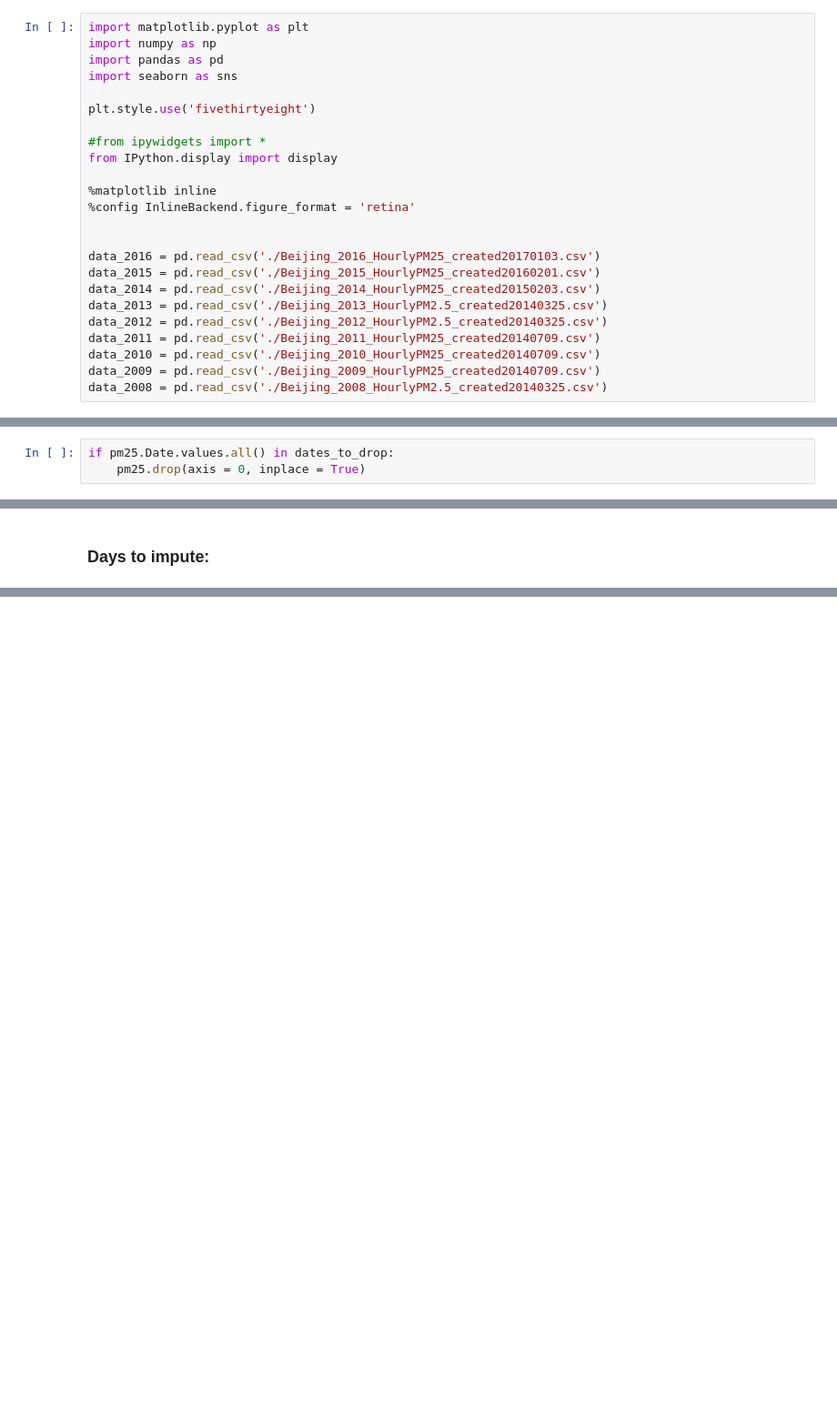
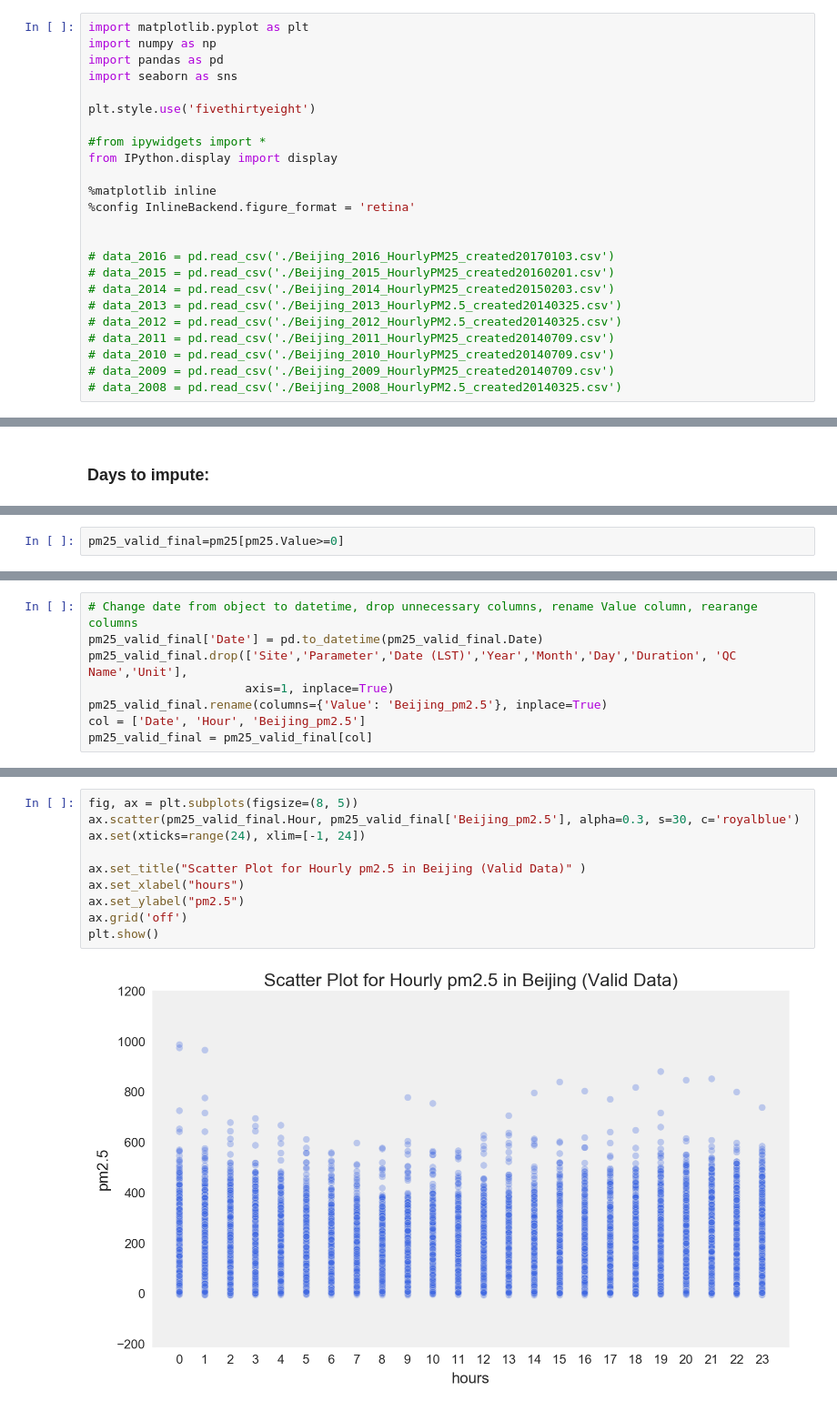
Before and after one commit to wgao3/DSI-SF-4-wgao3, a Jupyter notebook: projects/Capstone/Beijing pollution/Beijing Air Pollution .ipynb, the cells around one changed output, grey strips where cells are left out. Shown at 91% size. Drawn from its saved outputs; the diff is of its cells as text; blank space fills up the shorter version.

```diff
--- a/projects/Capstone/Beijing pollution/Beijing Air Pollution .ipynb
+++ b/projects/Capstone/Beijing pollution/Beijing Air Pollution .ipynb
@@ -13,15 +13,15 @@ from IPython.display import display
 %config InlineBackend.figure_format = 'retina'
 
 
-data_2016 = pd.read_csv('./Beijing_2016_HourlyPM25_created20170103.csv')
-data_2015 = pd.read_csv('./Beijing_2015_HourlyPM25_created20160201.csv')
-data_2014 = pd.read_csv('./Beijing_2014_HourlyPM25_created20150203.csv')
-data_2013 = pd.read_csv('./Beijing_2013_HourlyPM2.5_created20140325.csv')
-data_2012 = pd.read_csv('./Beijing_2012_HourlyPM2.5_created20140325.csv')
-data_2011 = pd.read_csv('./Beijing_2011_HourlyPM25_created20140709.csv')
-data_2010 = pd.read_csv('./Beijing_2010_HourlyPM25_created20140709.csv')
-data_2009 = pd.read_csv('./Beijing_2009_HourlyPM25_created20140709.csv')
-data_2008 = pd.read_csv('./Beijing_2008_HourlyPM2.5_created20140325.csv')
+# data_2016 = pd.read_csv('./Beijing_2016_HourlyPM25_created20170103.csv')
+# data_2015 = pd.read_csv('./Beijing_2015_HourlyPM25_created20160201.csv')
+# data_2014 = pd.read_csv('./Beijing_2014_HourlyPM25_created20150203.csv')
+# data_2013 = pd.read_csv('./Beijing_2013_HourlyPM2.5_created20140325.csv')
+# data_2012 = pd.read_csv('./Beijing_2012_HourlyPM2.5_created20140325.csv')
+# data_2011 = pd.read_csv('./Beijing_2011_HourlyPM25_created20140709.csv')
+# data_2010 = pd.read_csv('./Beijing_2010_HourlyPM25_created20140709.csv')
+# data_2009 = pd.read_csv('./Beijing_2009_HourlyPM25_created20140709.csv')
+# data_2008 = pd.read_csv('./Beijing_2008_HourlyPM2.5_created20140325.csv')
 # %%
 # Concatenate all data sets
 data_sets = [data_2008 , data_2009, data_2010, data_2011, data_2012, data_2013, data_2014, data_2015, data_2016]
@@ -412,6 +371,3 @@ ax.scatter(pm25.Hour, pm25.Value, alpha=0.3, s=50)
 plt.show()
 # %% [output]
 [figure]
-# %%
-if pm25.Date.values.all() in dates_to_drop:
-    pm25.drop(axis = 0, inplace = True)
@@ -503,0 +680,2 @@ memory usage: 6.8+ MB
+# %%
+pm25_valid_final=pm25[pm25.Value>=0]
@@ -503,0 +721,8 @@ memory usage: 6.8+ MB
+# %%
+# Change date from object to datetime, drop unnecessary columns, rename Value column, rearange columns
+pm25_valid_final['Date'] = pd.to_datetime(pm25_valid_final.Date)
+pm25_valid_final.drop(['Site','Parameter','Date (LST)','Year','Month','Day','Duration', 'QC Name','Unit'],
+                      axis=1, inplace=True)
+pm25_valid_final.rename(columns={'Value': 'Beijing_pm2.5'}, inplace=True)
+col = ['Date', 'Hour', 'Beijing_pm2.5']
+pm25_valid_final = pm25_valid_final[col]
@@ -503,0 +760,12 @@ memory usage: 6.8+ MB
+# %%
+fig, ax = plt.subplots(figsize=(8, 5))
+ax.scatter(pm25_valid_final.Hour, pm25_valid_final['Beijing_pm2.5'], alpha=0.3, s=30, c='royalblue')
+ax.set(xticks=range(24), xlim=[-1, 24])
+
+ax.set_title("Scatter Plot for Hourly pm2.5 in Beijing (Valid Data)" )
+ax.set_xlabel("hours")
+ax.set_ylabel("pm2.5")
+ax.grid('off')
+plt.show()
+# %% [output]
+[figure, added]
```
Also changed, not shown: parts of 113 cells of this notebook.
